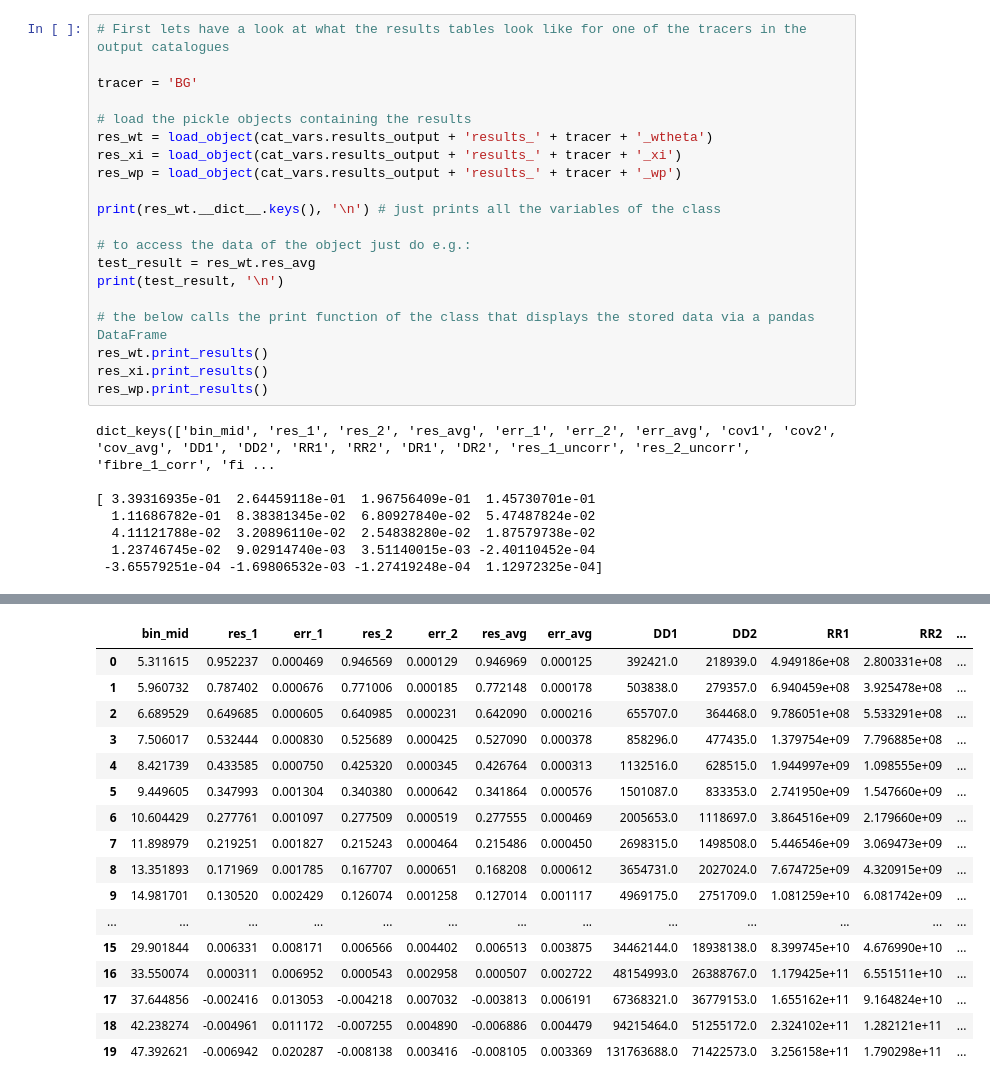
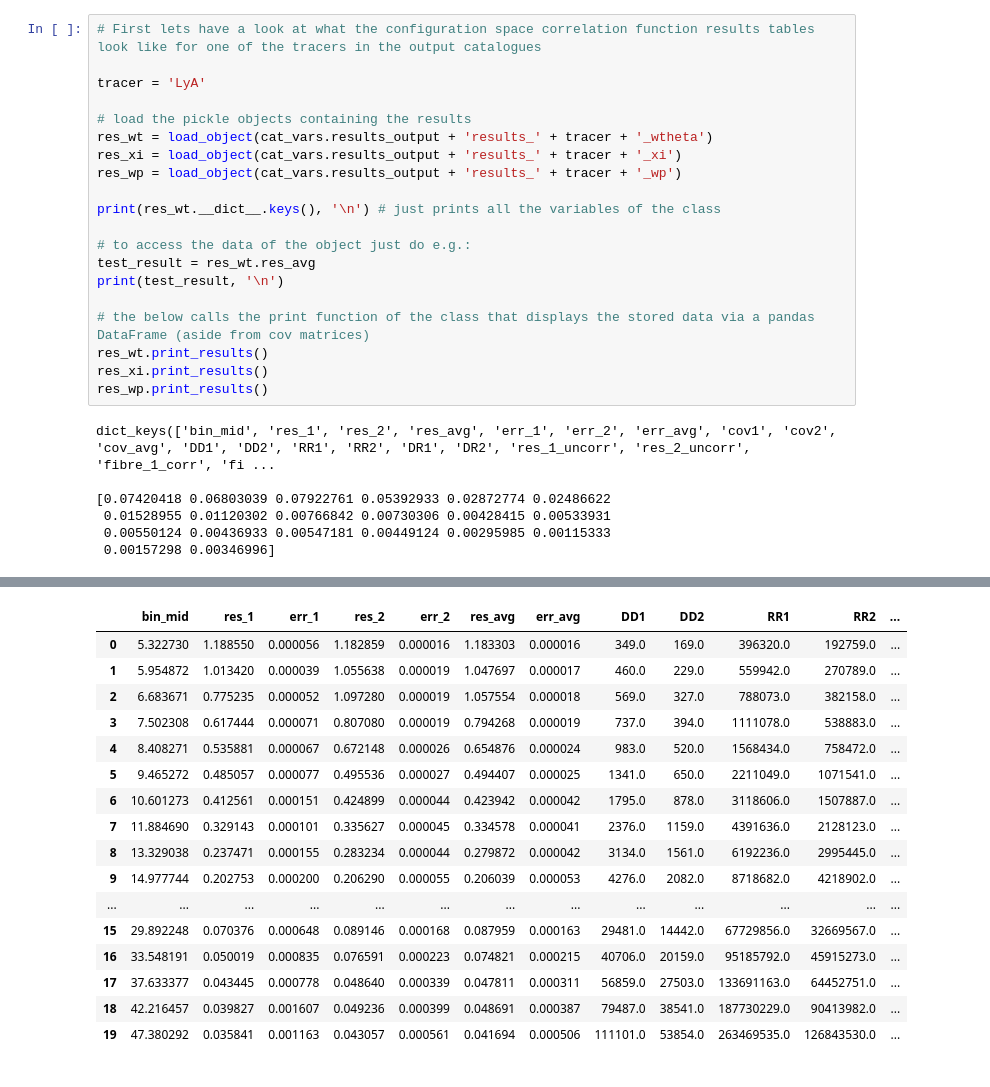
Before and after one commit to danpryer/4FS_clustering_pipeline, a Jupyter notebook: clustering_pipeline/cluster_results.ipynb, the cells around one changed output, grey strips where cells are left out. Drawn from its saved outputs; the diff is of its cells as text.

```diff
--- a/clustering_pipeline/cluster_results.ipynb
+++ b/clustering_pipeline/cluster_results.ipynb
@@ -41,7 +74,7 @@ cat_vars.__dict__
 # %%
-# First lets have a look at what the results tables look like for one of the tracers in the output catalogues
+# First lets have a look at what the configuration space correlation function results tables look like for one of the tracers in the output catalogues
 
-tracer = 'BG'
+tracer = 'LyA'
 
 # load the pickle objects containing the results
 res_wt = load_object(cat_vars.results_output + 'results_' + tracer + '_wtheta')
@@ -54,16 +87,15 @@ print(res_wt.__dict__.keys(), '\n') # just prints all the variables of the class
 test_result = res_wt.res_avg
 print(test_result, '\n')
 
-# the below calls the print function of the class that displays the stored data via a pandas DataFrame
+# the below calls the print function of the class that displays the stored data via a pandas DataFrame (aside from cov matrices)
 res_wt.print_results()
 res_xi.print_results()
 res_wp.print_results()
 # %% [output]
 dict_keys(['bin_mid', 'res_1', 'res_2', 'res_avg', 'err_1', 'err_2', 'err_avg', 'cov1', 'cov2', 'cov_avg', 'DD1', 'DD2', 'RR1', 'RR2', 'DR1', 'DR2', 'res_1_uncorr', 'res_2_uncorr', 'fibre_1_corr', 'fi ...
 
-[ 3.39316935e-01  2.64459118e-01  1.96756409e-01  1.45730701e-01
-  1.11686782e-01  8.38381345e-02  6.80927840e-02  5.47487824e-02
-  4.11121788e-02  3.20896110e-02  2.54838280e-02  1.87579738e-02
-  1.23746745e-02  9.02914740e-03  3.51140015e-03 -2.40110452e-04
- -3.65579251e-04 -1.69806532e-03 -1.27419248e-04  1.12972325e-04]
+[0.07420418 0.06803039 0.07922761 0.05392933 0.02872774 0.02486622
+ 0.01528955 0.01120302 0.00766842 0.00730306 0.00428415 0.00533931
+ 0.00550124 0.00436933 0.00547181 0.00449124 0.00295985 0.00115333
+ 0.00157298 0.00346996]
 |  | bin_mid | res_1 | err_1 | res_2 | err_2 | res_avg | err_avg | res_1_uncorr | fibre_1_corr | ... |
@@ -86,18 +118,18 @@ dict_keys(['bin_mid', 'res_1', 'res_2', 'res_avg', 'err_1', 'err_2', 'err_avg',
 |  | bin_mid | res_1 | err_1 | res_2 | err_2 | res_avg | err_avg | DD1 | DD2 | RR1 | RR2 | ... |
-| 0 | 5.311615 | 0.952237 | 0.000469 | 0.946569 | 0.000129 | 0.946969 | 0.000125 | 392421.0 | 218939.0 | 4.949186e+08 | 2.800331e+08 | ... |
-| 1 | 5.960732 | 0.787402 | 0.000676 | 0.771006 | 0.000185 | 0.772148 | 0.000178 | 503838.0 | 279357.0 | 6.940459e+08 | 3.925478e+08 | ... |
-| 2 | 6.689529 | 0.649685 | 0.000605 | 0.640985 | 0.000231 | 0.642090 | 0.000216 | 655707.0 | 364468.0 | 9.786051e+08 | 5.533291e+08 | ... |
-| 3 | 7.506017 | 0.532444 | 0.000830 | 0.525689 | 0.000425 | 0.527090 | 0.000378 | 858296.0 | 477435.0 | 1.379754e+09 | 7.796885e+08 | ... |
-| 4 | 8.421739 | 0.433585 | 0.000750 | 0.425320 | 0.000345 | 0.426764 | 0.000313 | 1132516.0 | 628515.0 | 1.944997e+09 | 1.098555e+09 | ... |
-| 5 | 9.449605 | 0.347993 | 0.001304 | 0.340380 | 0.000642 | 0.341864 | 0.000576 | 1501087.0 | 833353.0 | 2.741950e+09 | 1.547660e+09 | ... |
-| 6 | 10.604429 | 0.277761 | 0.001097 | 0.277509 | 0.000519 | 0.277555 | 0.000469 | 2005653.0 | 1118697.0 | 3.864516e+09 | 2.179660e+09 | ... |
-| 7 | 11.898979 | 0.219251 | 0.001827 | 0.215243 | 0.000464 | 0.215486 | 0.000450 | 2698315.0 | 1498508.0 | 5.446546e+09 | 3.069473e+09 | ... |
-| 8 | 13.351893 | 0.171969 | 0.001785 | 0.167707 | 0.000651 | 0.168208 | 0.000612 | 3654731.0 | 2027024.0 | 7.674725e+09 | 4.320915e+09 | ... |
-| 9 | 14.981701 | 0.130520 | 0.002429 | 0.126074 | 0.001258 | 0.127014 | 0.001117 | 4969175.0 | 2751709.0 | 1.081259e+10 | 6.081742e+09 | ... |
+| 0 | 5.322730 | 1.188550 | 0.000056 | 1.182859 | 0.000016 | 1.183303 | 0.000016 | 349.0 | 169.0 | 396320.0 | 192759.0 | ... |
+| 1 | 5.954872 | 1.013420 | 0.000039 | 1.055638 | 0.000019 | 1.047697 | 0.000017 | 460.0 | 229.0 | 559942.0 | 270789.0 | ... |
+| 2 | 6.683671 | 0.775235 | 0.000052 | 1.097280 | 0.000019 | 1.057554 | 0.000018 | 569.0 | 327.0 | 788073.0 | 382158.0 | ... |
+| 3 | 7.502308 | 0.617444 | 0.000071 | 0.807080 | 0.000019 | 0.794268 | 0.000019 | 737.0 | 394.0 | 1111078.0 | 538883.0 | ... |
+| 4 | 8.408271 | 0.535881 | 0.000067 | 0.672148 | 0.000026 | 0.654876 | 0.000024 | 983.0 | 520.0 | 1568434.0 | 758472.0 | ... |
+| 5 | 9.465272 | 0.485057 | 0.000077 | 0.495536 | 0.000027 | 0.494407 | 0.000025 | 1341.0 | 650.0 | 2211049.0 | 1071541.0 | ... |
+| 6 | 10.601273 | 0.412561 | 0.000151 | 0.424899 | 0.000044 | 0.423942 | 0.000042 | 1795.0 | 878.0 | 3118606.0 | 1507887.0 | ... |
+| 7 | 11.884690 | 0.329143 | 0.000101 | 0.335627 | 0.000045 | 0.334578 | 0.000041 | 2376.0 | 1159.0 | 4391636.0 | 2128123.0 | ... |
+| 8 | 13.329038 | 0.237471 | 0.000155 | 0.283234 | 0.000044 | 0.279872 | 0.000042 | 3134.0 | 1561.0 | 6192236.0 | 2995445.0 | ... |
+| 9 | 14.977744 | 0.202753 | 0.000200 | 0.206290 | 0.000055 | 0.206039 | 0.000053 | 4276.0 | 2082.0 | 8718682.0 | 4218902.0 | ... |
 | ... | ... | ... | ... | ... | ... | ... | ... | ... | ... | ... | ... | ... |
-| 15 | 29.901844 | 0.006331 | 0.008171 | 0.006566 | 0.004402 | 0.006513 | 0.003875 | 34462144.0 | 18938138.0 | 8.399745e+10 | 4.676990e+10 | ... |
-| 16 | 33.550074 | 0.000311 | 0.006952 | 0.000543 | 0.002958 | 0.000507 | 0.002722 | 48154993.0 | 26388767.0 | 1.179425e+11 | 6.551511e+10 | ... |
-| 17 | 37.644856 | -0.002416 | 0.013053 | -0.004218 | 0.007032 | -0.003813 | 0.006191 | 67368321.0 | 36779153.0 | 1.655162e+11 | 9.164824e+10 | ... |
-| 18 | 42.238274 | -0.004961 | 0.011172 | -0.007255 | 0.004890 | -0.006886 | 0.004479 | 94215464.0 | 51255172.0 | 2.324102e+11 | 1.282121e+11 | ... |
-| 19 | 47.392621 | -0.006942 | 0.020287 | -0.008138 | 0.003416 | -0.008105 | 0.003369 | 131763688.0 | 71422573.0 | 3.256158e+11 | 1.790298e+11 | ... |
+| 15 | 29.892248 | 0.070376 | 0.000648 | 0.089146 | 0.000168 | 0.087959 | 0.000163 | 29481.0 | 14442.0 | 67729856.0 | 32669567.0 | ... |
+| 16 | 33.548191 | 0.050019 | 0.000835 | 0.076591 | 0.000223 | 0.074821 | 0.000215 | 40706.0 | 20159.0 | 95185792.0 | 45915273.0 | ... |
+| 17 | 37.633377 | 0.043445 | 0.000778 | 0.048640 | 0.000339 | 0.047811 | 0.000311 | 56859.0 | 27503.0 | 133691163.0 | 64452751.0 | ... |
+| 18 | 42.216457 | 0.039827 | 0.001607 | 0.049236 | 0.000399 | 0.048691 | 0.000387 | 79487.0 | 38541.0 | 187730229.0 | 90413982.0 | ... |
+| 19 | 47.380292 | 0.035841 | 0.001163 | 0.043057 | 0.000561 | 0.041694 | 0.000506 | 111101.0 | 53854.0 | 263469535.0 | 126843530.0 | ... |
 |  | bin_mid | res_1 | err_1 | res_2 | err_2 | res_avg | err_avg | DD1 | DD2 | RR1 | RR2 | ... |
```
Also changed, not shown: parts of 15 cells of this notebook, 3 other files.
